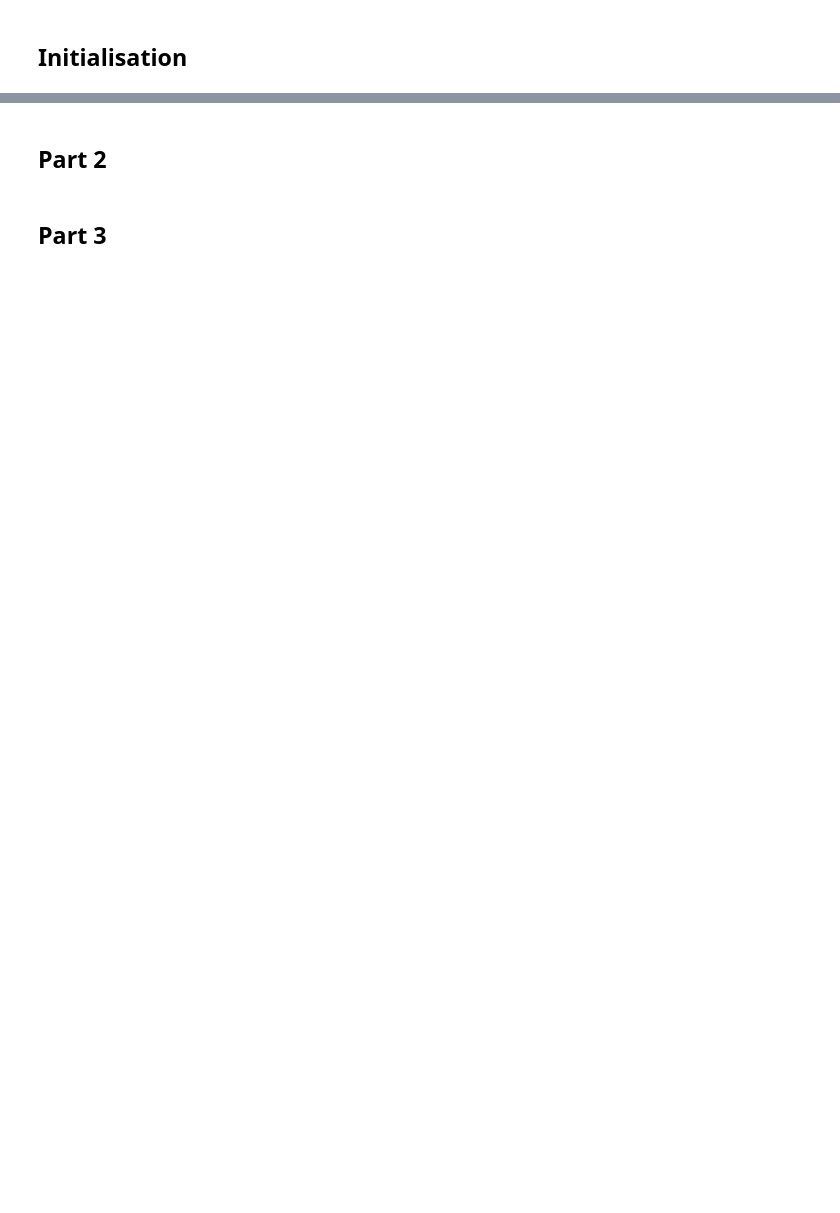
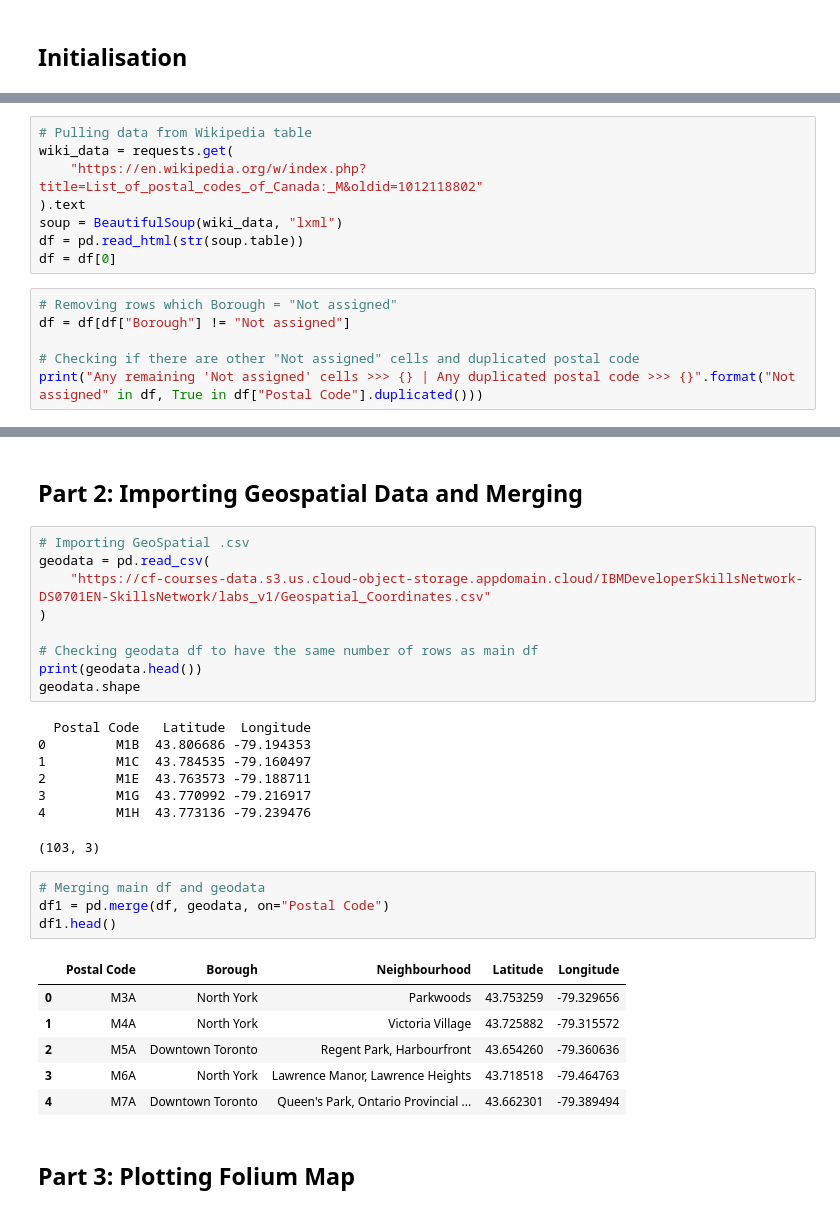
Before and after one commit to BryanJian/Coursera_Capstone, a Jupyter notebook: Segmenting and Clustering Neighborhoods in Toronto (All Parts).ipynb, the cells around one changed output, grey strips where cells are left out. Saved outputs shown, nothing was run; the diff lists cells and outputs as text; blank space fills up the shorter version.

```diff
--- a/Segmenting and Clustering Neighborhoods in Toronto (All Parts).ipynb
+++ b/Segmenting and Clustering Neighborhoods in Toronto (All Parts).ipynb
@@ -50,0 +21,14 @@ df["Borough"] = df["Borough"].replace(
+# %%
+# Pulling data from Wikipedia table
+wiki_data = requests.get(
+    "https://en.wikipedia.org/w/index.php?title=List_of_postal_codes_of_Canada:_M&oldid=1012118802"
+).text
+soup = BeautifulSoup(wiki_data, "lxml")
+df = pd.read_html(str(soup.table))
+df = df[0]
+# %%
+# Removing rows which Borough = "Not assigned"
+df = df[df["Borough"] != "Not assigned"]
+
+# Checking if there are other "Not assigned" cells and duplicated postal code
+print("Any remaining 'Not assigned' cells >>> {} | Any duplicated postal code >>> {}".format("Not assigned" in df, True in df["Postal Code"].duplicated()))
@@ -51,4 +49,32 @@ df["Borough"] = df["Borough"].replace(
 # %% [markdown]
-## Part 2 <a class="anchor" id="part-2"></a>
+## Part 2: Importing Geospatial Data and Merging <a class="anchor" id="part-2"></a>
+# %%
+# Importing GeoSpatial .csv
+geodata = pd.read_csv(
+    "https://cf-courses-data.s3.us.cloud-object-storage.appdomain.cloud/IBMDeveloperSkillsNetwork-DS0701EN-SkillsNetwork/labs_v1/Geospatial_Coordinates.csv"
+)
+
+# Checking geodata df to have the same number of rows as main df
+print(geodata.head())
+geodata.shape
+# %% [output]
+  Postal Code   Latitude  Longitude
+0         M1B  43.806686 -79.194353
+1         M1C  43.784535 -79.160497
+2         M1E  43.763573 -79.188711
+3         M1G  43.770992 -79.216917
+4         M1H  43.773136 -79.239476
+(103, 3)
+# %%
+# Merging main df and geodata
+df1 = pd.merge(df, geodata, on="Postal Code")
+df1.head()
+# %% [output]
+|  | Postal Code | Borough | Neighbourhood | Latitude | Longitude |
+| 0 | M3A | North York | Parkwoods | 43.753259 | -79.329656 |
+| 1 | M4A | North York | Victoria Village | 43.725882 | -79.315572 |
+| 2 | M5A | Downtown Toronto | Regent Park, Harbourfront | 43.654260 | -79.360636 |
+| 3 | M6A | North York | Lawrence Manor, Lawrence Heights | 43.718518 | -79.464763 |
+| 4 | M7A | Downtown Toronto | Queen's Park, Ontario Provincial ... | 43.662301 | -79.389494 |
 # %% [markdown]
-## Part 3 <a class="anchor" id="part-3"></a>
+## Part 3: Plotting Folium Map <a class="anchor" id="part-3"></a>
```
Also changed, not shown: parts of 8 cells of this notebook.
